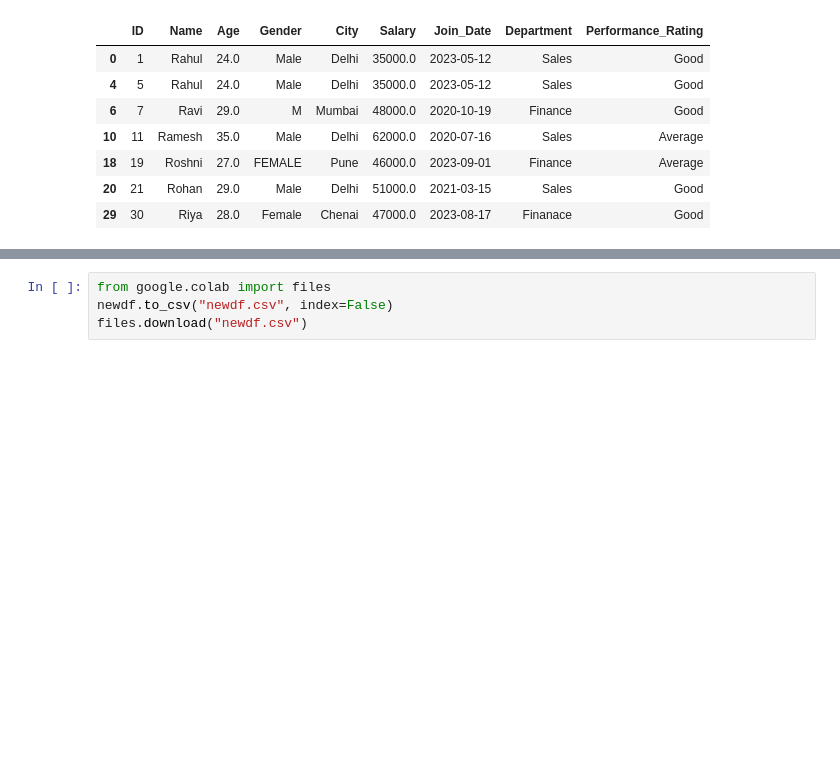
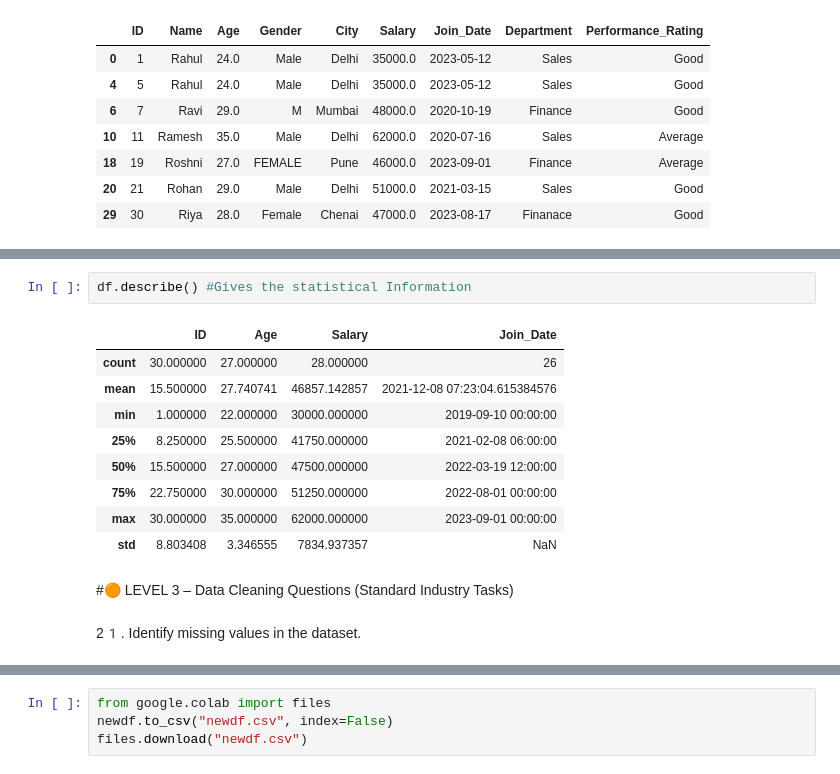
Before and after one commit to O-NS23/Data-Analysis-Basics, a Jupyter notebook: DataAnalysis1.ipynb, the cells around one changed output, grey strips where cells are left out. Saved outputs shown, nothing was run; the diff lists cells and outputs as text; blank space fills up the shorter version.

```diff
--- a/DataAnalysis1.ipynb
+++ b/DataAnalysis1.ipynb
@@ -343,0 +347,16 @@ newdf
+# %%
+df.describe() #Gives the statistical Information
+# %% [output]
+|  | ID | Age | Salary | Join_Date |
+| count | 30.000000 | 27.000000 | 28.000000 | 26 |
+| mean | 15.500000 | 27.740741 | 46857.142857 | 2021-12-08 07:23:04.615384576 |
+| min | 1.000000 | 22.000000 | 30000.000000 | 2019-09-10 00:00:00 |
+| 25% | 8.250000 | 25.500000 | 41750.000000 | 2021-02-08 06:00:00 |
+| 50% | 15.500000 | 27.000000 | 47500.000000 | 2022-03-19 12:00:00 |
+| 75% | 22.750000 | 30.000000 | 51250.000000 | 2022-08-01 00:00:00 |
+| max | 30.000000 | 35.000000 | 62000.000000 | 2023-09-01 00:00:00 |
+| std | 8.803408 | 3.346555 | 7834.937357 | NaN |
+# %% [markdown]
+#🟠 LEVEL 3 – Data Cleaning Questions (Standard Industry Tasks)
+# %% [markdown]
+21️. Identify missing values in the dataset.
```
Also changed, not shown: parts of 32 cells of this notebook.
